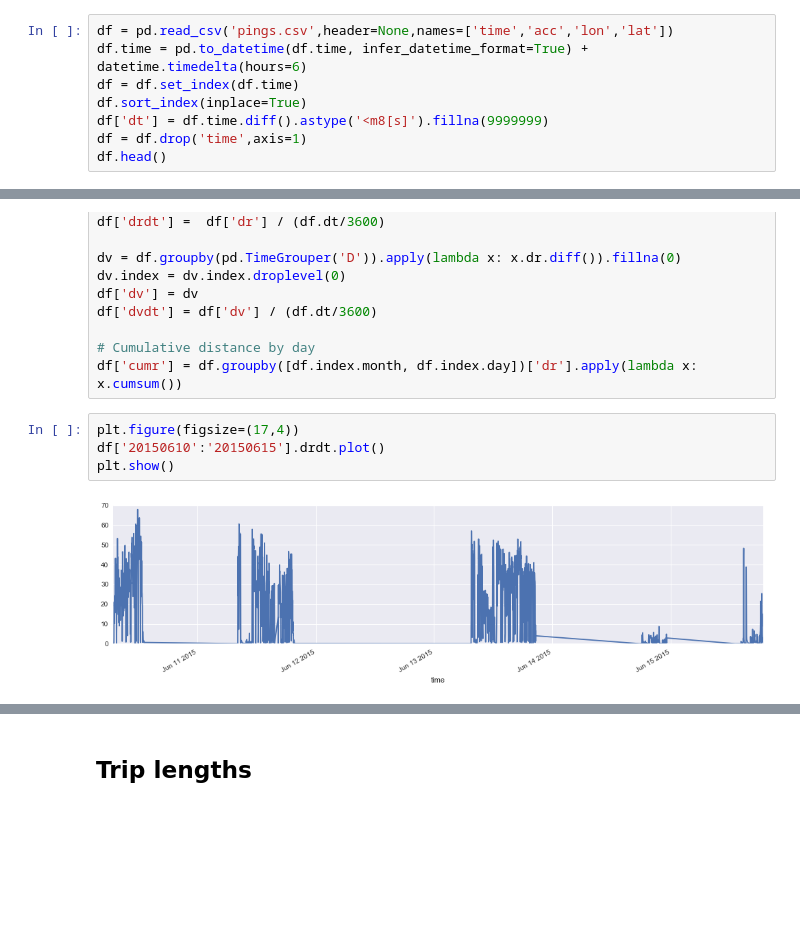
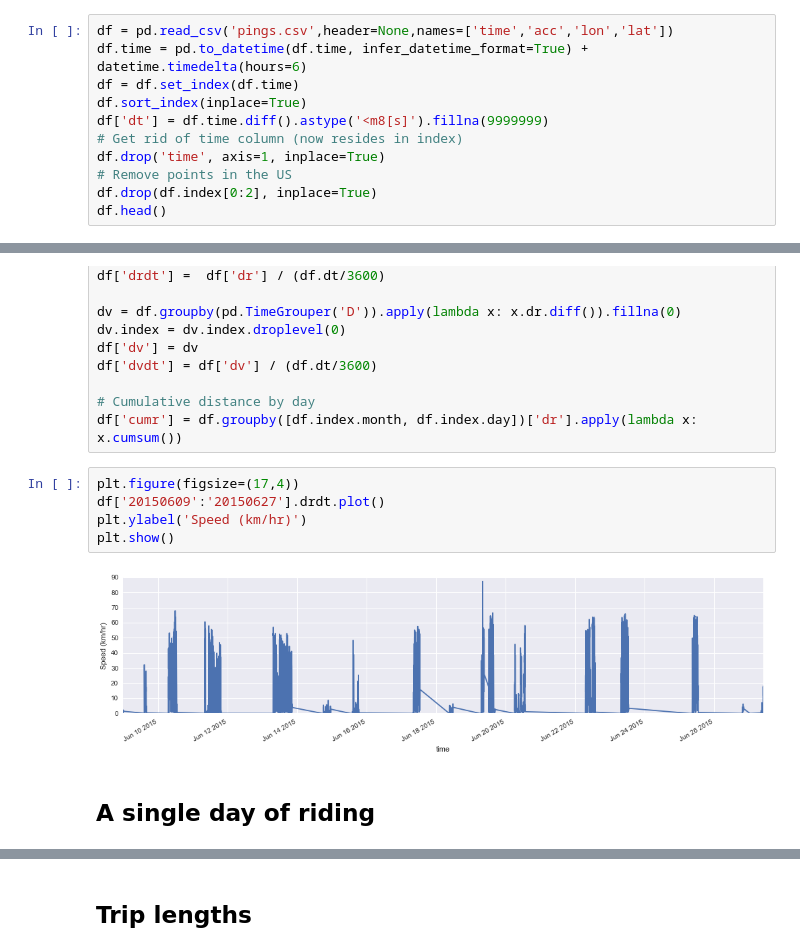
Before and after one commit to dankolbman/notebooks, a Jupyter notebook: asia/Asia.ipynb, the cells around one changed output, grey strips where cells are left out. Cells and saved outputs as stored; diff of their text form; blank space fills up the shorter version.

```diff
--- a/asia/Asia.ipynb
+++ b/asia/Asia.ipynb
@@ -18,7 +18,10 @@ df.time = pd.to_datetime(df.time, infer_datetime_format=True) + datetime.timedel
 df = df.set_index(df.time)
 df.sort_index(inplace=True)
 df['dt'] = df.time.diff().astype('<m8[s]').fillna(9999999)
-df = df.drop('time',axis=1)
+# Get rid of time column (now resides in index)
+df.drop('time', axis=1, inplace=True)
+# Remove points in the US
+df.drop(df.index[0:2], inplace=True)
 df.head()
 # %% [output]
 |  | acc | lon | lat | dt |
@@ -90,10 +91,13 @@ df['dvdt'] = df['dv'] / (df.dt/3600)
 df['cumr'] = df.groupby([df.index.month, df.index.day])['dr'].apply(lambda x: x.cumsum())
 # %%
 plt.figure(figsize=(17,4))
-df['20150610':'20150615'].drdt.plot()
+df['20150609':'20150627'].drdt.plot()
+plt.ylabel('Speed (km/hr)')
 plt.show()
 # %% [output]
-[figure, old version]
+[figure, new version]
+# %% [markdown]
+## A single day of riding
 # %%
 plt.figure(figsize=(17,6))
 df['20150613'].iloc[1:].cumr.plot()
```
Also changed, not shown: parts of 14 cells of this notebook.
